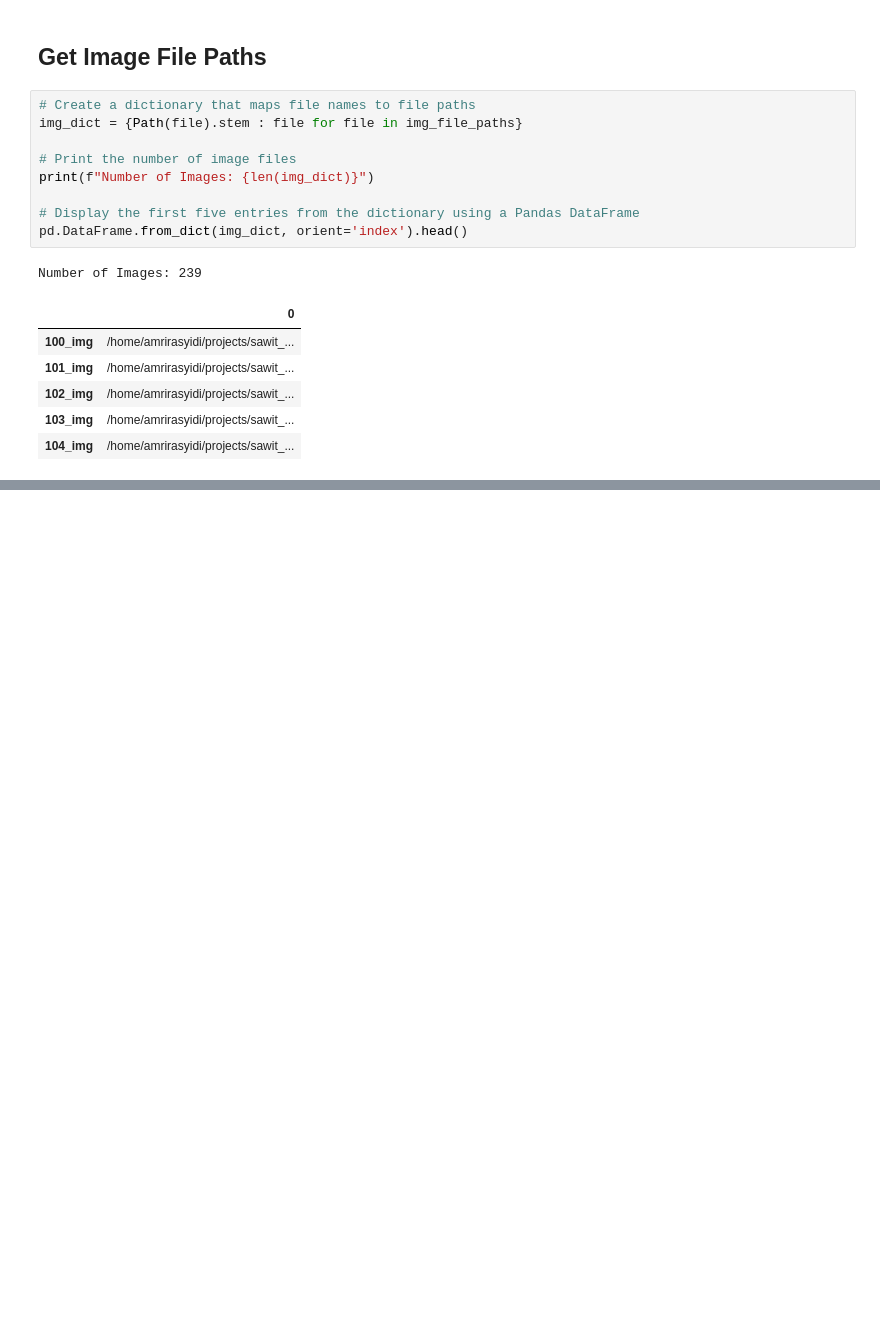
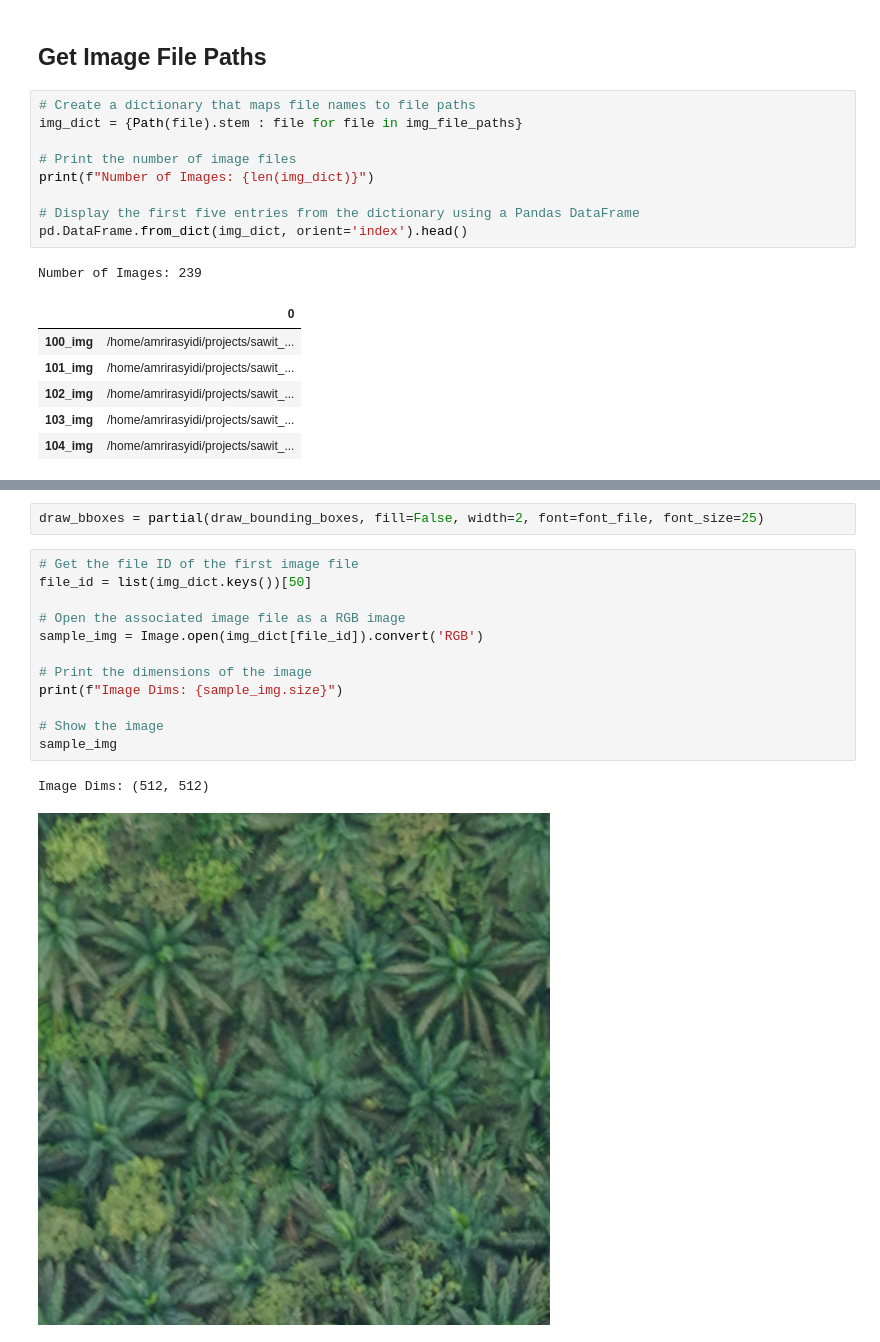
Before and after one commit to amrirasyidi/pytorch_tree_counting, a Jupyter notebook: training.ipynb, the cells around one changed output, grey strips where cells are left out. Cells and saved outputs as stored; diff of their text form; blank space fills up the shorter version.

```diff
--- a/training.ipynb
+++ b/training.ipynb
@@ -409,0 +201,17 @@ UnpicklingError: Failed to interpret file '/home/amrirasyidi/projects/sawit_coun
+# %%
+draw_bboxes = partial(draw_bounding_boxes, fill=False, width=2, font=font_file, font_size=25)
+# %%
+# Get the file ID of the first image file
+file_id = list(img_dict.keys())[50]
+
+# Open the associated image file as a RGB image
+sample_img = Image.open(img_dict[file_id]).convert('RGB')
+
+# Print the dimensions of the image
+print(f"Image Dims: {sample_img.size}")
+
+# Show the image
+sample_img
+# %% [output]
+Image Dims: (512, 512)
+[figure, added]
```
Also changed, not shown: parts of 39 cells of this notebook.
